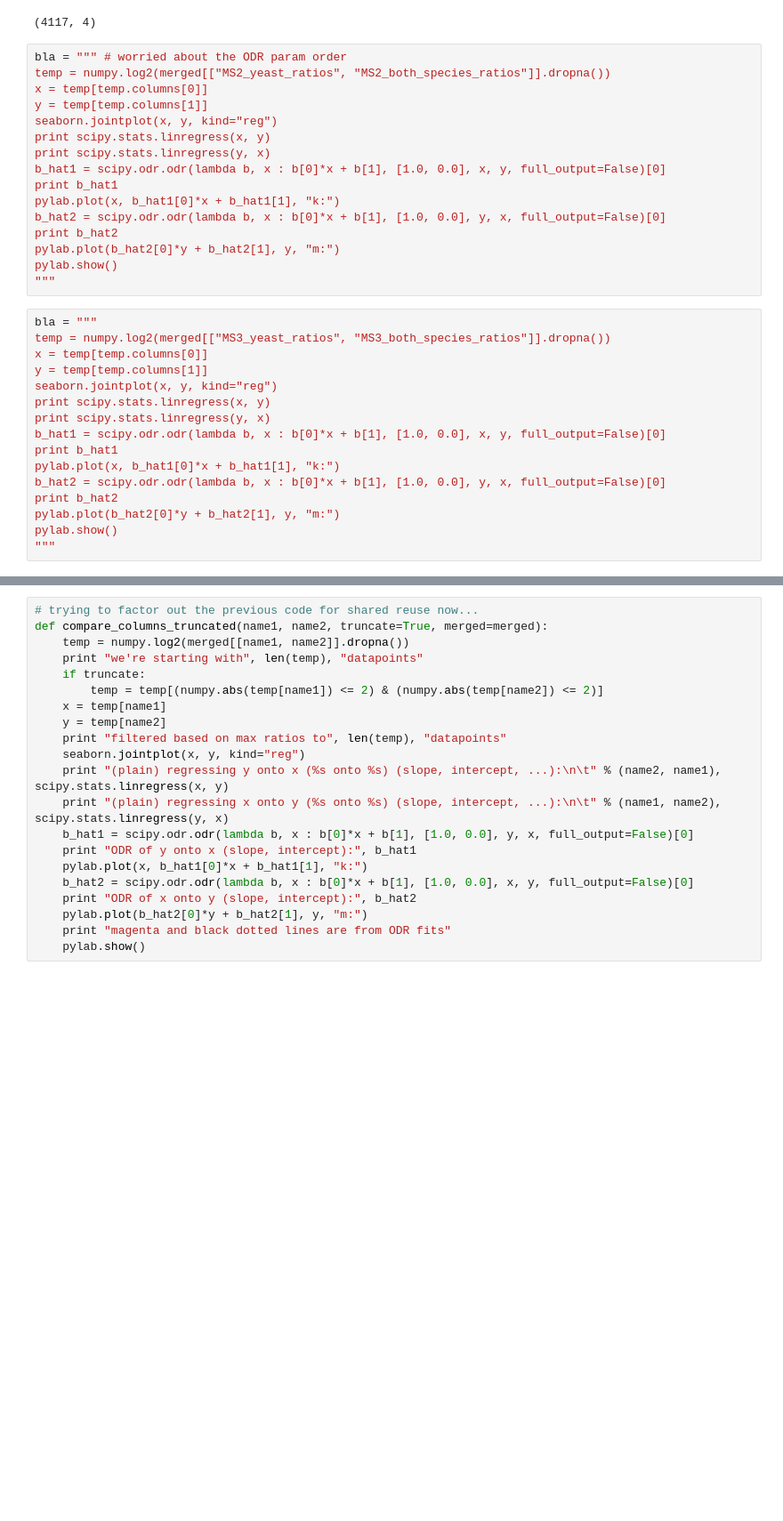
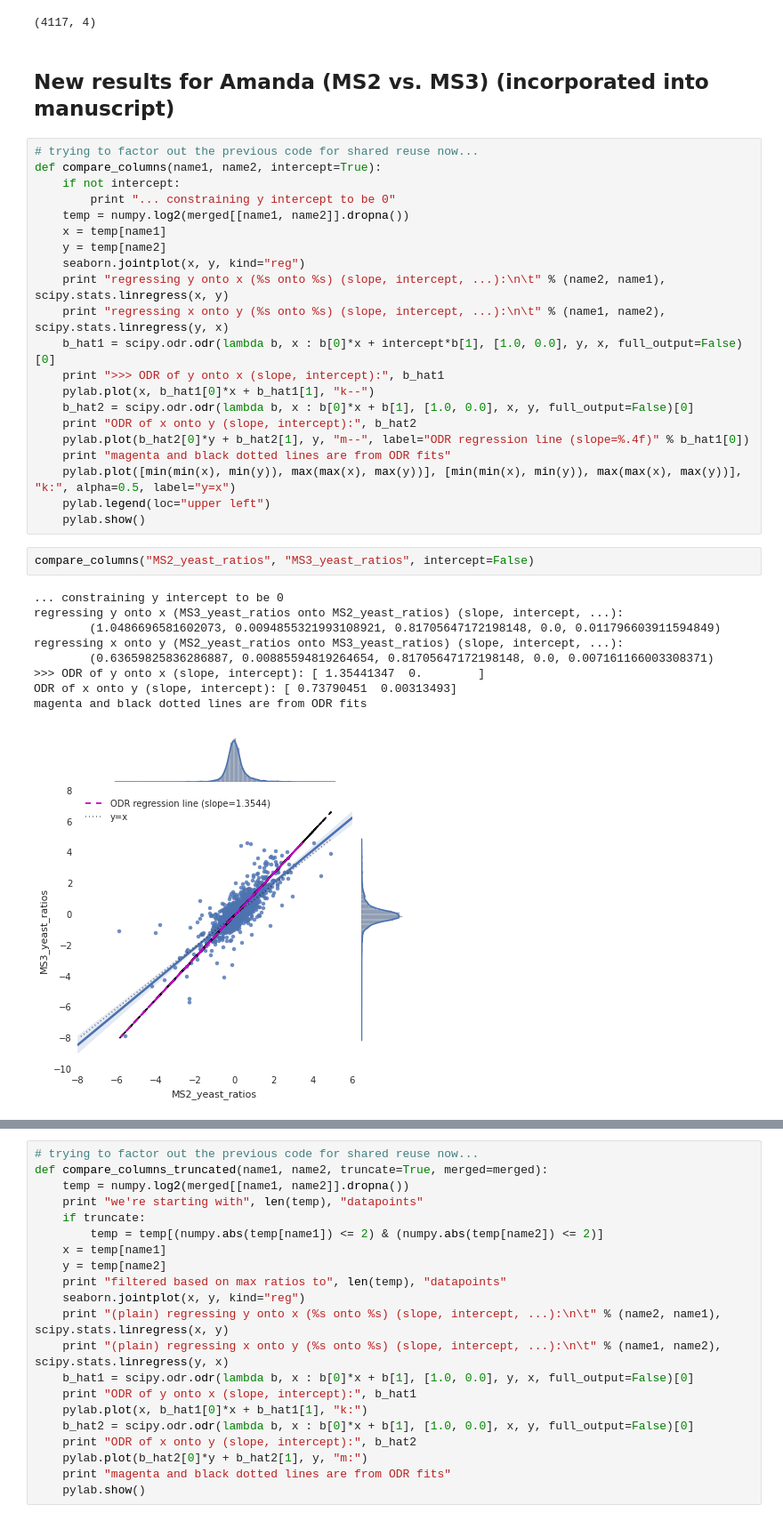
Before and after one commit to matted-zz/ipynb_test, a Jupyter notebook: Ratio comparison with errors in both variables.ipynb, the cells around one changed output, grey strips where cells are left out. Shown at 89% size. Saved outputs shown, nothing was run; the diff lists cells and outputs as text; blank space fills up the shorter version.

Commit message:
Added MS2 and MS3 single- vs. multi-species regression comparisons.

```diff
--- a/Ratio comparison with errors in both variables.ipynb
+++ b/Ratio comparison with errors in both variables.ipynb
@@ -40,35 +40,38 @@ merged["MS3_yeast_ratios"] = ms3_yeast[cols2].mean(axis=1) / ms3_yeast[cols1].me
 print merged.shape
 # %% [output]
 (4117, 4)
+# %% [markdown]
+## New results for Amanda (MS2 vs. MS3) (incorporated into manuscript)
 # %%
-bla = """ # worried about the ODR param order
-temp = numpy.log2(merged[["MS2_yeast_ratios", "MS2_both_species_ratios"]].dropna())
-x = temp[temp.columns[0]]
-y = temp[temp.columns[1]]
-seaborn.jointplot(x, y, kind="reg")
-print scipy.stats.linregress(x, y)
-print scipy.stats.linregress(y, x)
-b_hat1 = scipy.odr.odr(lambda b, x : b[0]*x + b[1], [1.0, 0.0], x, y, full_output=False)[0]
-print b_hat1
-pylab.plot(x, b_hat1[0]*x + b_hat1[1], "k:")
-b_hat2 = scipy.odr.odr(lambda b, x : b[0]*x + b[1], [1.0, 0.0], y, x, full_output=False)[0]
-print b_hat2
-pylab.plot(b_hat2[0]*y + b_hat2[1], y, "m:")
-pylab.show()
-"""
+# trying to factor out the previous code for shared reuse now...
+def compare_columns(name1, name2, intercept=True):
+    if not intercept:
+        print "... constraining y intercept to be 0"
+    temp = numpy.log2(merged[[name1, name2]].dropna())
+    x = temp[name1]
+    y = temp[name2]
+    seaborn.jointplot(x, y, kind="reg")
+    print "regressing y onto x (%s onto %s) (slope, intercept, ...):\n\t" % (name2, name1), scipy.stats.linregress(x, y)
+    print "regressing x onto y (%s onto %s) (slope, intercept, ...):\n\t" % (name1, name2), scipy.stats.linregress(y, x)
+    b_hat1 = scipy.odr.odr(lambda b, x : b[0]*x + intercept*b[1], [1.0, 0.0], y, x, full_output=False)[0]
+    print ">>> ODR of y onto x (slope, intercept):", b_hat1
+    pylab.plot(x, b_hat1[0]*x + b_hat1[1], "k--")
+    b_hat2 = scipy.odr.odr(lambda b, x : b[0]*x + b[1], [1.0, 0.0], x, y, full_output=False)[0]
+    print "ODR of x onto y (slope, intercept):", b_hat2
+    pylab.plot(b_hat2[0]*y + b_hat2[1], y, "m--", label="ODR regression line (slope=%.4f)" % b_hat1[0])
+    print "magenta and black dotted lines are from ODR fits"
+    pylab.plot([min(min(x), min(y)), max(max(x), max(y))], [min(min(x), min(y)), max(max(x), max(y))], "k:", alpha=0.5, label="y=x")
+    pylab.legend(loc="upper left")
+    pylab.show()
-# %%
-bla = """
-temp = numpy.log2(merged[["MS3_yeast_ratios", "MS3_both_species_ratios"]].dropna())
-x = temp[temp.columns[0]]
-y = temp[temp.columns[1]]
-seaborn.jointplot(x, y, kind="reg")
-print scipy.stats.linregress(x, y)
-print scipy.stats.linregress(y, x)
-b_hat1 = scipy.odr.odr(lambda b, x : b[0]*x + b[1], [1.0, 0.0], x, y, full_output=False)[0]
-print b_hat1
-pylab.plot(x, b_hat1[0]*x + b_hat1[1], "k:")
-b_hat2 = scipy.odr.odr(lambda b, x : b[0]*x + b[1], [1.0, 0.0], y, x, full_output=False)[0]
-print b_hat2
-pylab.plot(b_hat2[0]*y + b_hat2[1], y, "m:")
-pylab.show()
-"""
+# %%
+compare_columns("MS2_yeast_ratios", "MS3_yeast_ratios", intercept=False)
+# %% [output]
+... constraining y intercept to be 0
+regressing y onto x (MS3_yeast_ratios onto MS2_yeast_ratios) (slope, intercept, ...):
+        (1.0486696581602073, 0.0094855321993108921, 0.81705647172198148, 0.0, 0.011796603911594849)
+regressing x onto y (MS2_yeast_ratios onto MS3_yeast_ratios) (slope, intercept, ...):
+        (0.63659825836286887, 0.00885594819264654, 0.81705647172198148, 0.0, 0.007161166003308371)
+>>> ODR of y onto x (slope, intercept): [ 1.35441347  0.        ]
+ODR of x onto y (slope, intercept): [ 0.73790451  0.00313493]
+magenta and black dotted lines are from ODR fits
+[figure, added]
```
Also changed, not shown: parts of 10 cells of this notebook.
